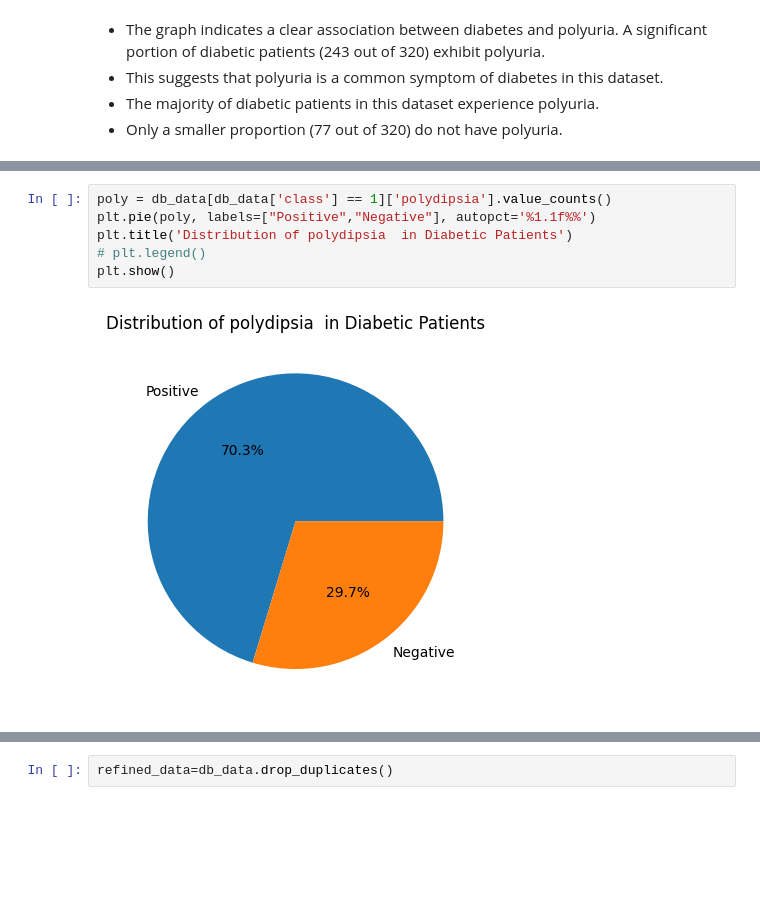
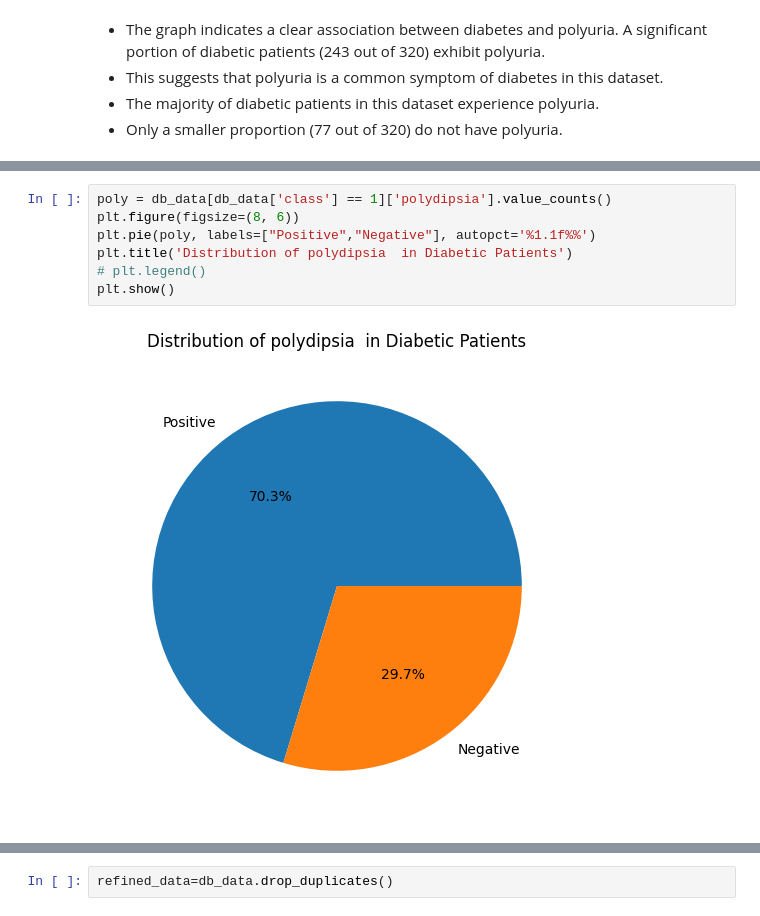
Before and after one commit to Sriraj-Penjerla/Sriraj-GlucoSense-Infy-Nov24, a Jupyter notebook: Glucosense_Infy.ipynb, the cells around one changed output, grey strips where cells are left out. Cells and saved outputs as stored; diff of their text form; blank space fills up the shorter version.

```diff
--- a/Glucosense_Infy.ipynb
+++ b/Glucosense_Infy.ipynb
@@ -162,8 +155,9 @@ plt.show()
 # %%
 poly = db_data[db_data['class'] == 1]['polydipsia'].value_counts()
+plt.figure(figsize=(8, 6))
 plt.pie(poly, labels=["Positive","Negative"], autopct='%1.1f%%')
 plt.title('Distribution of polydipsia  in Diabetic Patients')
 # plt.legend()
 plt.show()
 # %% [output]
-[figure, old version]
+[figure, new version]
```
Also changed, not shown: parts of 15 cells of this notebook.
